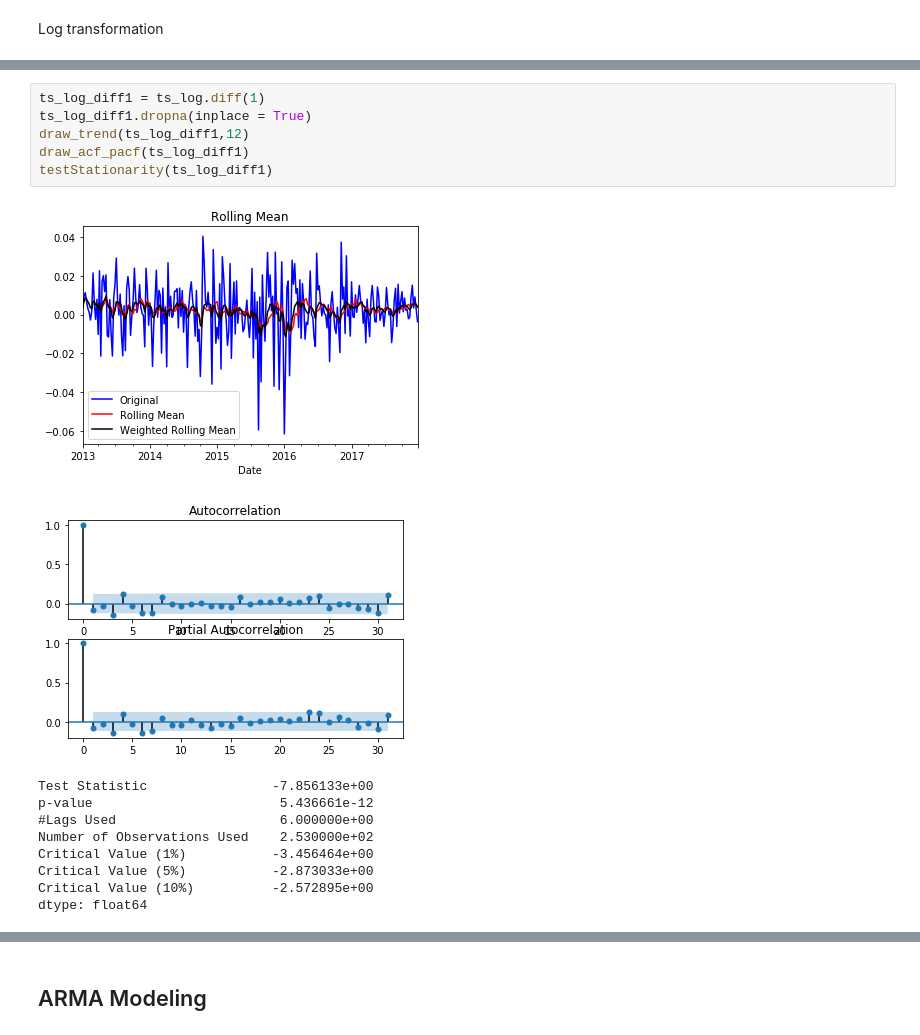
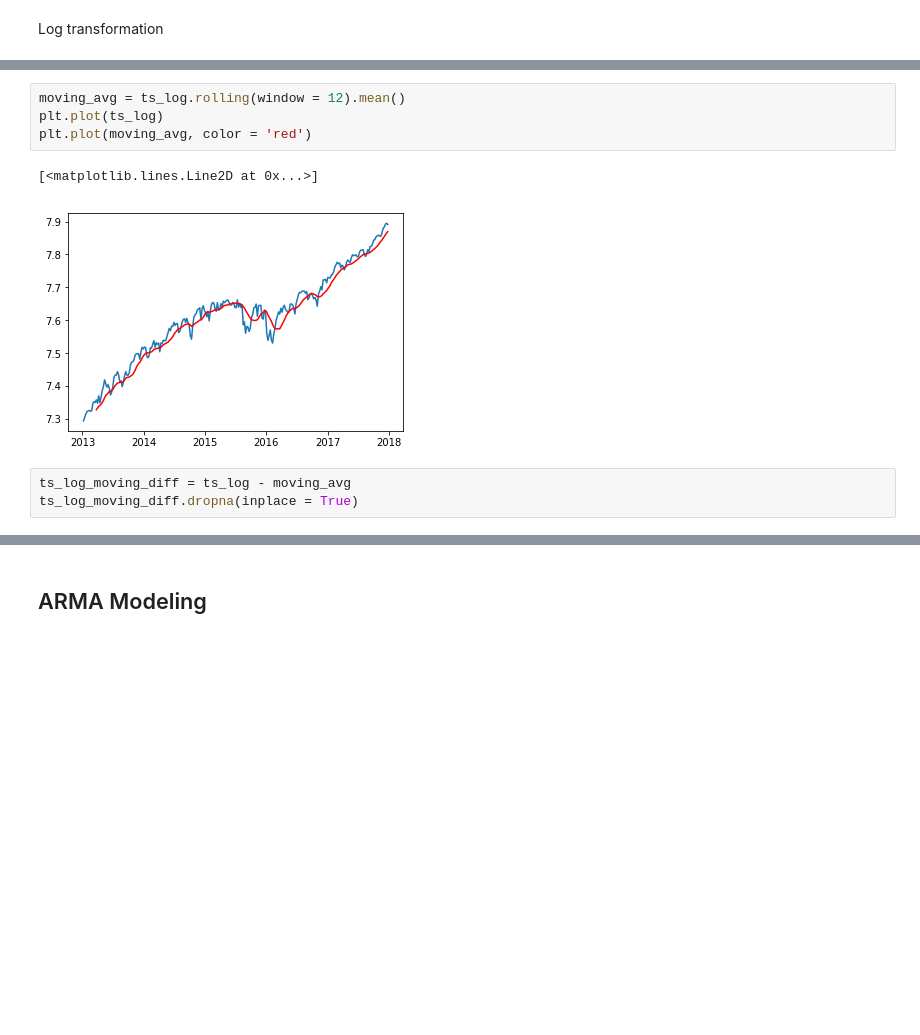
Before and after one commit to charlienew/Finance, a Jupyter notebook: sp500 test.ipynb, the cells around one changed output, grey strips where cells are left out. Saved outputs shown, nothing was run; the diff lists cells and outputs as text; blank space fills up the shorter version.

```diff
--- a/sp500 test.ipynb
+++ b/sp500 test.ipynb
@@ -148,17 +159,10 @@ plt.plot(ts_log)
-# %%
-ts_log_diff1 = ts_log.diff(1)
-ts_log_diff1.dropna(inplace = True)
-draw_trend(ts_log_diff1,12)
-draw_acf_pacf(ts_log_diff1)
-testStationarity(ts_log_diff1)
-# %% [output]
-[figure, removed]
-[figure, removed]
-Test Statistic                -7.856133e+00
-p-value                        5.436661e-12
-#Lags Used                     6.000000e+00
-Number of Observations Used    2.530000e+02
-Critical Value (1%)           -3.456464e+00
-Critical Value (5%)           -2.873033e+00
-Critical Value (10%)          -2.572895e+00
-dtype: float64
+# %%
+moving_avg = ts_log.rolling(window = 12).mean()
+plt.plot(ts_log)
+plt.plot(moving_avg, color = 'red')
+# %% [output]
+[<matplotlib.lines.Line2D at 0x...>]
+[figure, added]
+# %%
+ts_log_moving_diff = ts_log - moving_avg
+ts_log_moving_diff.dropna(inplace = True)
```
Also changed, not shown: parts of 11 cells of this notebook.
